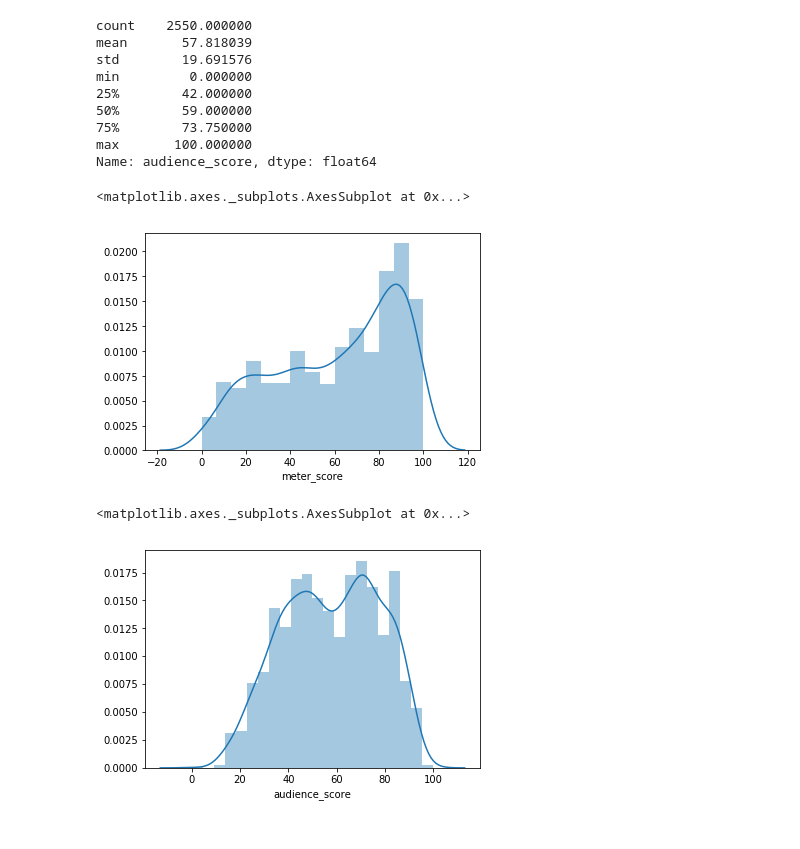
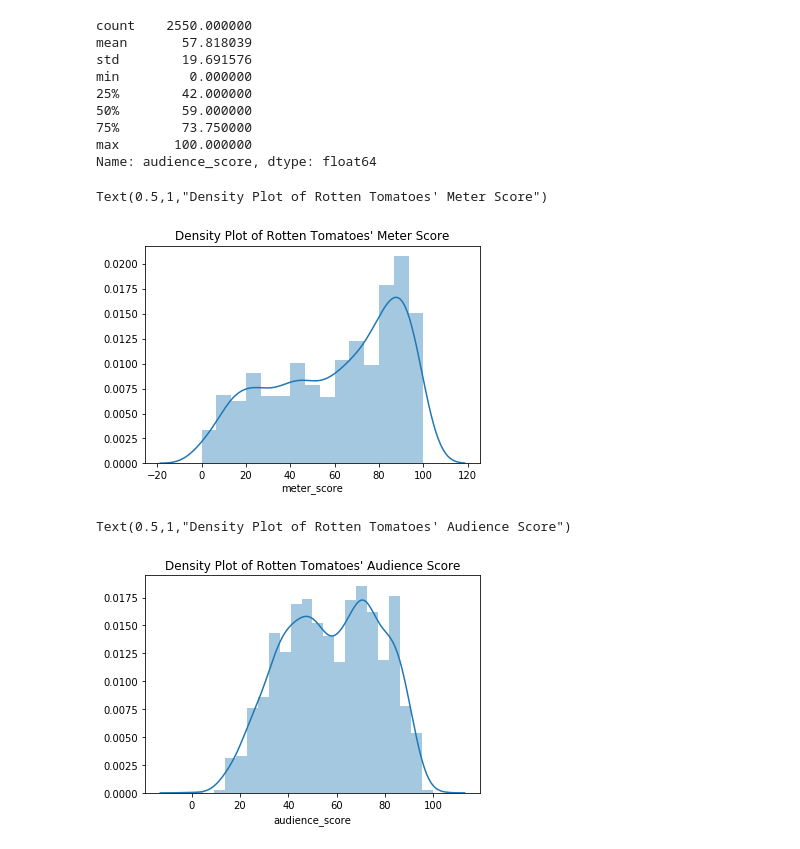
Before and after one commit to cicisongze/Movie_analysis_project, a Jupyter notebook: totten tomatoes.ipynb, the cells around one changed output. Saved outputs shown, nothing was run; the diff lists cells and outputs as text; code cells hidden in the pictures.

```diff
--- a/totten tomatoes.ipynb
+++ b/totten tomatoes.ipynb
@@ -28,7 +28,7 @@ movie_list = []
 for item in df_imdb.index:
     movie_list.append(df_imdb['Name'][item])
 # %%
-df_the = pd.read_csv('the_movie_bd_names.csv')
+df_the = pd.read_csv('tmdb_new.csv')
 # %%
 df_the.info()
 # %% [output]
@@ -307,8 +275,9 @@ df_combine_all
+# %%
+df_combine_all = pd.read_csv('Combine all 3(update).csv')
 # %%
 list_a = []
 for item in df_combine_all.index:
     if str(df_combine_all['meter_score'][item]) != 'nan' and str(df_combine_all['audience_score'][item]) != 'nan':
-        if
         list_a.append(True)
     else:
         list_a.append(False)
@@ -382,11 +358,13 @@ from scipy import stats
 import seaborn as sns
 # %%
 sns.distplot(df_update['meter_score'])
+plt.title("Density Plot of Rotten Tomatoes' Meter Score")
 # %% [output]
-<matplotlib.axes._subplots.AxesSubplot at 0x...>
+Text(0.5,1,"Density Plot of Rotten Tomatoes' Meter Score")
-[figure, old version]
+[figure, new version]
 # %%
 sns.distplot(df_update['audience_score'])
+plt.title("Density Plot of Rotten Tomatoes' Audience Score")
 # %% [output]
-<matplotlib.axes._subplots.AxesSubplot at 0x...>
+Text(0.5,1,"Density Plot of Rotten Tomatoes' Audience Score")
-[figure, old version]
+[figure, new version]
```
Also changed, not shown: parts of 23 cells of this notebook.
